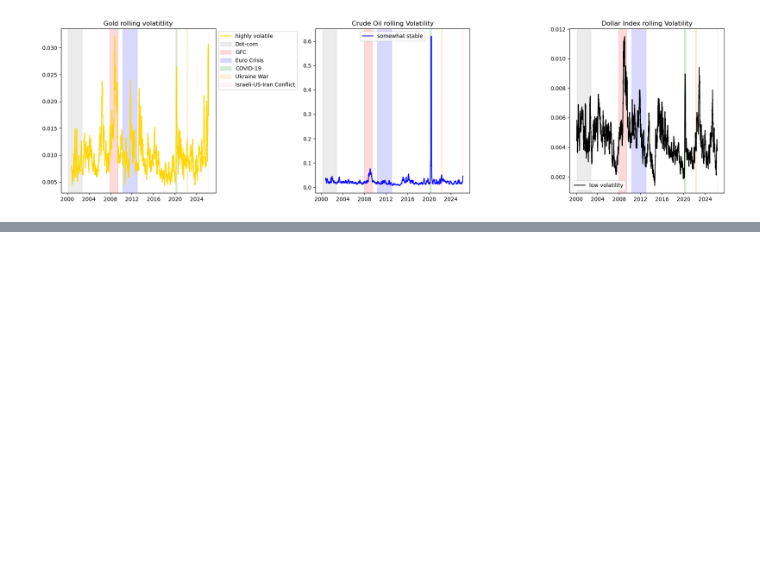
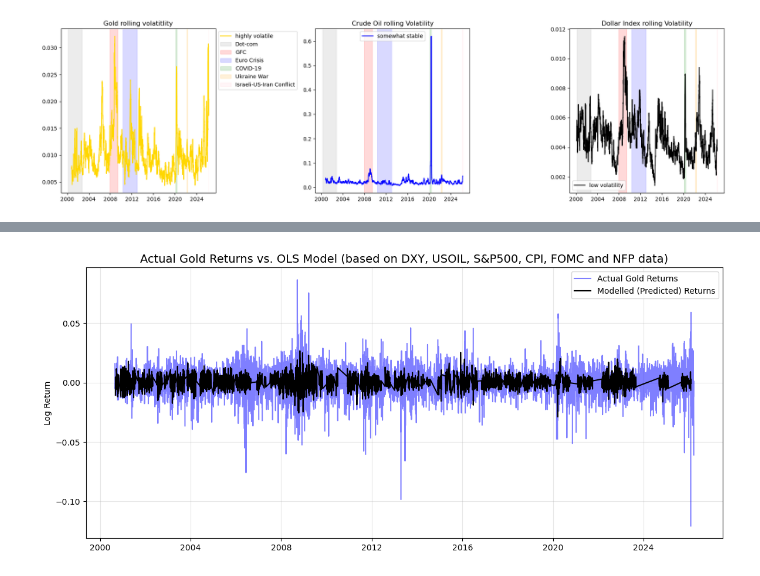
Before and after one commit to PandoraMK/Market-Analysis, a Jupyter notebook: MarketAnalysis_GOLDvsEURUSD.ipynb, the cells around one changed output, grey strips where cells are left out. Drawn from its saved outputs; the diff is of its cells as text; code cells hidden in the pictures; blank space fills up the shorter version.

```diff
--- a/MarketAnalysis_GOLDvsEURUSD.ipynb
+++ b/MarketAnalysis_GOLDvsEURUSD.ipynb
@@ -459,0 +521,18 @@ plt.show()
+# %%
+# Merge Macro and Market data
+
+full_data = pd.concat([gold['return'], silver['return'], DXY['return'], oil['return'], sp500['return'],
+                      CPI['cpi_change'], FOMC['fomc_change'], NFP['nfp_change']], axis=1)
+full_data.columns = ['gold_return', 'silver_return', 'DXY_return', 'oil_return', 'sp500_return',
+                    'cpi', 'fomc', 'nfp']
+#full_data = full_data.dropna()
+# %%
+# Add lag features and volatility
+
+full_data['gold_lag1'] = full_data['gold_return'].shift(1)
+full_data['gold_lag2'] = full_data['gold_return'].shift(2)
+full_data['silver_lag1'] = full_data['silver_return'].shift(1)
+full_data['silver_lag2'] = full_data['silver_return'].shift(2)
+
+full_data['gold_vol'] = full_data['gold_return'].rolling(window=30).std() #volatility at a 30-day window
+full_data['silver_vol'] = full_data['silver_return'].rolling(window=30).std()
@@ -459,0 +596,24 @@ plt.show()
+# %%
+# 1. Get the predictions (modelled returns)
+# Note: fittedvalues only exists for the rows used in the model
+gold_modelled = gold_model.fittedvalues
+
+# 2. Plot Actual vs Modelled
+plt.figure(figsize=(14, 6))
+
+# Plot Actual (The 'y' you used in the model)
+plt.plot(y.index, y.values,
+         label='Actual Gold Returns', color='blue', alpha=0.5)
+
+# Plot Modelled (The 'fitted values')
+plt.plot(gold_modelled.index, gold_modelled.values,
+         label='Modelled (Predicted) Returns', color='black', linewidth=1.5)
+
+# 3. Styling
+plt.title('Actual Gold Returns vs. OLS Model (based on DXY, USOIL, S&P500, CPI, FOMC and NFP data)', fontsize=14)
+plt.ylabel('Log Return')
+plt.legend()
+plt.grid(True, alpha=0.3)
+plt.show()
+# %% [output]
+[figure, added]
```
Also changed, not shown: parts of 11 cells of this notebook.
